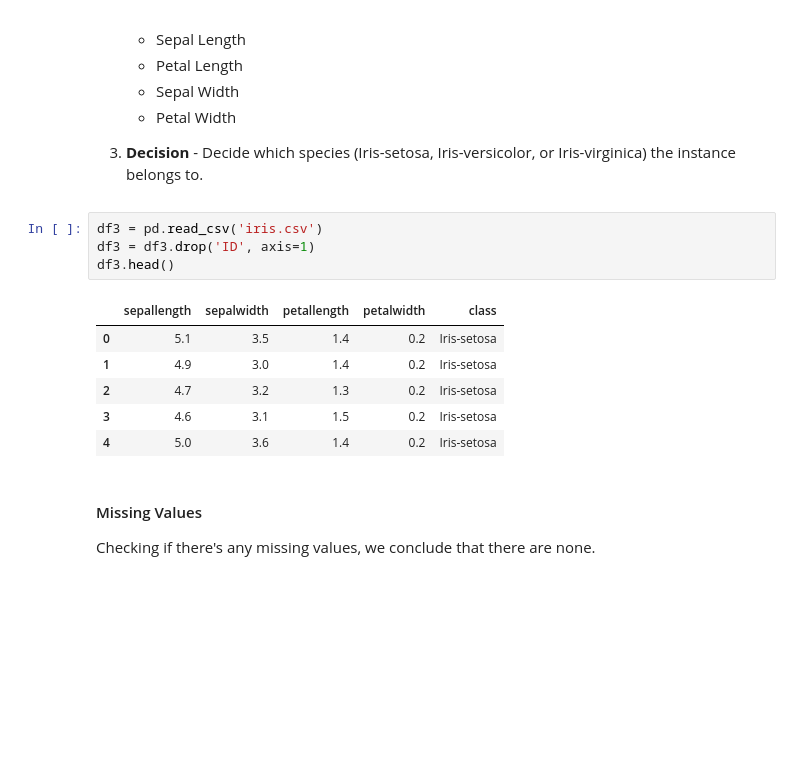
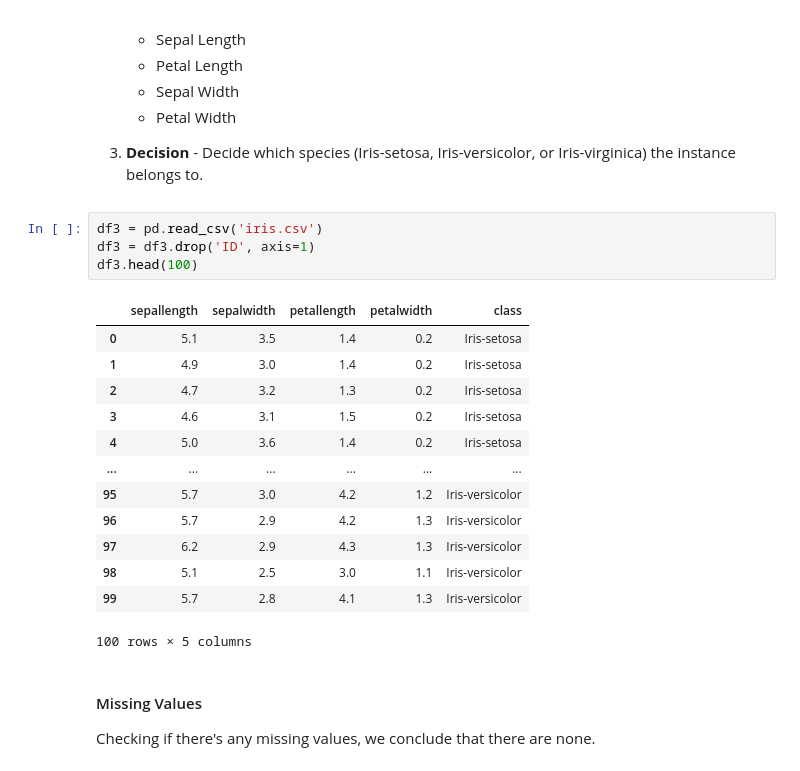
Before and after one commit to pmgfernandes04/ID3_Decision_Tree_Generator, a Jupyter notebook: IA_project.ipynb, the cells around one changed output. Saved outputs shown, nothing was run; the diff lists cells and outputs as text; blank space fills up the shorter version.

```diff
--- a/IA_project.ipynb
+++ b/IA_project.ipynb
@@ -199,14 +199,21 @@ The 'iris' dataset, which is renowned for its introdutory role in the ML world,
 # %%
 df3 = pd.read_csv('iris.csv')
 df3 = df3.drop('ID', axis=1)
-df3.head()
+df3.head(100)
 # %% [output]
 |  | sepallength | sepalwidth | petallength | petalwidth | class |
 | 0 | 5.1 | 3.5 | 1.4 | 0.2 | Iris-setosa |
 | 1 | 4.9 | 3.0 | 1.4 | 0.2 | Iris-setosa |
 | 2 | 4.7 | 3.2 | 1.3 | 0.2 | Iris-setosa |
 | 3 | 4.6 | 3.1 | 1.5 | 0.2 | Iris-setosa |
 | 4 | 5.0 | 3.6 | 1.4 | 0.2 | Iris-setosa |
+| ... | ... | ... | ... | ... | ... |
+| 95 | 5.7 | 3.0 | 4.2 | 1.2 | Iris-versicolor |
+| 96 | 5.7 | 2.9 | 4.2 | 1.3 | Iris-versicolor |
+| 97 | 6.2 | 2.9 | 4.3 | 1.3 | Iris-versicolor |
+| 98 | 5.1 | 2.5 | 3.0 | 1.1 | Iris-versicolor |
+| 99 | 5.7 | 2.8 | 4.1 | 1.3 | Iris-versicolor |
+100 rows × 5 columns
 # %% [markdown]
 #### Missing Values
 Checking if there's any missing values, we conclude that there are none.
```
Also changed, not shown: parts of 15 cells of this notebook.
